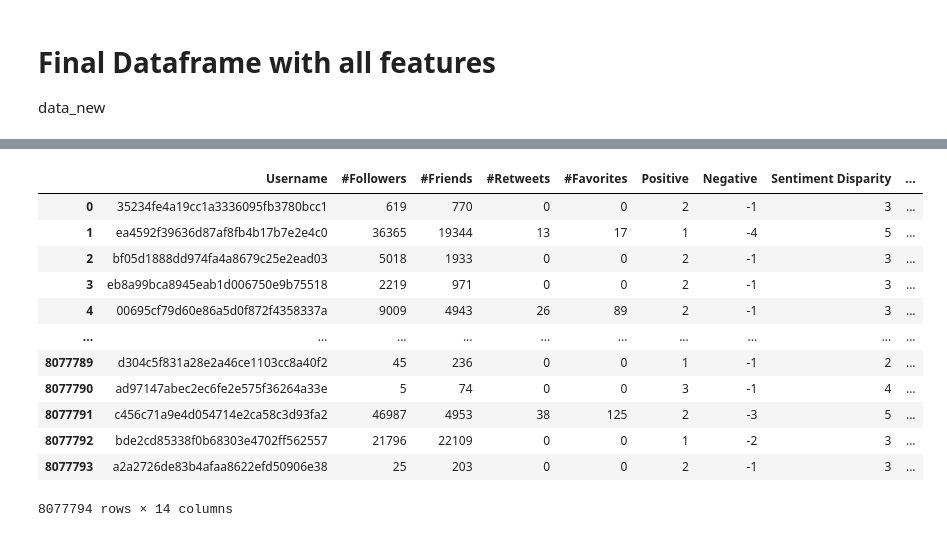
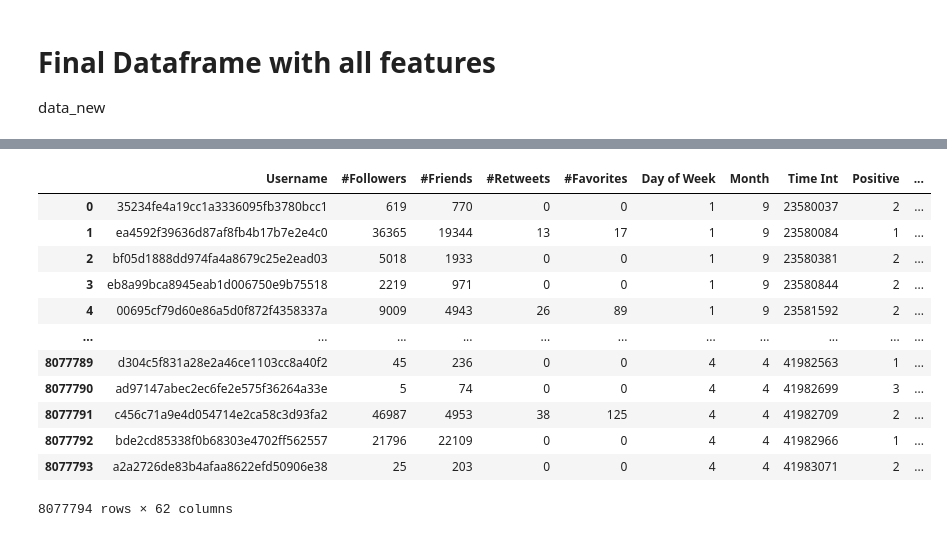
Before and after one commit to arglux/50021-ai-project, a Jupyter notebook: Timestamp and Senti Features.ipynb, the cells around one changed output, grey strips where cells are left out. Cells and saved outputs as stored; diff of their text form; code cells hidden in the pictures.

Commit message:
Updated Dataframe data_new( by splitting embeddings into sep cols)

```diff
--- a/Timestamp and Senti Features.ipynb
+++ b/Timestamp and Senti Features.ipynb
@@ -206,0 +215,11 @@ data['Hashtag Embedding'] = pd.Series(ls)
+# %%
+ls = []
+for i in data['Hashtags']:
+    if i in hashtags and i!="null;":
+        ls.append(hashtag_embeddings.wv[i])
+        length = len(hashtag_embeddings.wv[i])
+    else:
+         ls.append(np.zeros((25,), dtype=int))
+for i in range(length):
+    data['Hashtag Emb'+str(i)] = pd.Series([x[i] for x in ls])
+data
@@ -206,0 +240,11 @@ data['Hashtag Embedding'] = pd.Series(ls)
+# %%
+ls = []
+for i in data['Mentions']:
+    if i in mentions and i!="null;":
+        ls.append(mention_embeddings.wv[i])
+
+    else:
+         ls.append(np.zeros((25,), dtype=int))
+for i in range(25):
+    data['Mention Emb'+str(i)] = pd.Series([x[i] for x in ls])
+data
@@ -225,5 +283,5 @@ data[data["Hashtags"]!="null;"]
 # Final Dataframe with all features
 data_new
 # %%
-data_new = data[['Username','#Followers','#Friends','#Retweets','#Favorites','Positive','Negative','Sentiment Disparity','No. of Entities',
-                'Day of Week','Month','Time Int','Mention Embedding','Hashtag Embedding']]
+data_new = data.copy(deep=True)
+data_new
@@ -230,18 +302,20 @@ data_new = data[['Username','#Followers','#Friends','#Retweets','#Favorites','Po
 # %%
+for x in ['Tweet Id', 'Timestamp','Entities','Sentiment', 'Mentions', 'Hashtags', 'URLs']:
+    del data_new[x]
 data_new
 # %% [output]
-|  | Username | #Followers | #Friends | #Retweets | #Favorites | Positive | Negative | Sentiment Disparity | ... |
-| 0 | 35234fe4a19cc1a3336095fb3780bcc1 | 619 | 770 | 0 | 0 | 2 | -1 | 3 | ... |
-| 1 | ea4592f39636d87af8fb4b17b7e2e4c0 | 36365 | 19344 | 13 | 17 | 1 | -4 | 5 | ... |
-| 2 | bf05d1888dd974fa4a8679c25e2ead03 | 5018 | 1933 | 0 | 0 | 2 | -1 | 3 | ... |
-| 3 | eb8a99bca8945eab1d006750e9b75518 | 2219 | 971 | 0 | 0 | 2 | -1 | 3 | ... |
-| 4 | 00695cf79d60e86a5d0f872f4358337a | 9009 | 4943 | 26 | 89 | 2 | -1 | 3 | ... |
-| ... | ... | ... | ... | ... | ... | ... | ... | ... | ... |
-| 8077789 | d304c5f831a28e2a46ce1103cc8a40f2 | 45 | 236 | 0 | 0 | 1 | -1 | 2 | ... |
-| 8077790 | ad97147abec2ec6fe2e575f36264a33e | 5 | 74 | 0 | 0 | 3 | -1 | 4 | ... |
-| 8077791 | c456c71a9e4d054714e2ca58c3d93fa2 | 46987 | 4953 | 38 | 125 | 2 | -3 | 5 | ... |
-| 8077792 | bde2cd85338f0b68303e4702ff562557 | 21796 | 22109 | 0 | 0 | 1 | -2 | 3 | ... |
-| 8077793 | a2a2726de83b4afaa8622efd50906e38 | 25 | 203 | 0 | 0 | 2 | -1 | 3 | ... |
+|  | Username | #Followers | #Friends | #Retweets | #Favorites | Day of Week | Month | Time Int | Positive | ... |
+| 0 | 35234fe4a19cc1a3336095fb3780bcc1 | 619 | 770 | 0 | 0 | 1 | 9 | 23580037 | 2 | ... |
+| 1 | ea4592f39636d87af8fb4b17b7e2e4c0 | 36365 | 19344 | 13 | 17 | 1 | 9 | 23580084 | 1 | ... |
+| 2 | bf05d1888dd974fa4a8679c25e2ead03 | 5018 | 1933 | 0 | 0 | 1 | 9 | 23580381 | 2 | ... |
+| 3 | eb8a99bca8945eab1d006750e9b75518 | 2219 | 971 | 0 | 0 | 1 | 9 | 23580844 | 2 | ... |
+| 4 | 00695cf79d60e86a5d0f872f4358337a | 9009 | 4943 | 26 | 89 | 1 | 9 | 23581592 | 2 | ... |
+| ... | ... | ... | ... | ... | ... | ... | ... | ... | ... | ... |
+| 8077789 | d304c5f831a28e2a46ce1103cc8a40f2 | 45 | 236 | 0 | 0 | 4 | 4 | 41982563 | 1 | ... |
+| 8077790 | ad97147abec2ec6fe2e575f36264a33e | 5 | 74 | 0 | 0 | 4 | 4 | 41982699 | 3 | ... |
+| 8077791 | c456c71a9e4d054714e2ca58c3d93fa2 | 46987 | 4953 | 38 | 125 | 4 | 4 | 41982709 | 2 | ... |
+| 8077792 | bde2cd85338f0b68303e4702ff562557 | 21796 | 22109 | 0 | 0 | 4 | 4 | 41982966 | 1 | ... |
+| 8077793 | a2a2726de83b4afaa8622efd50906e38 | 25 | 203 | 0 | 0 | 4 | 4 | 41983071 | 2 | ... |
-8077794 rows × 14 columns
+8077794 rows × 62 columns
 # %%
 data_new.to_pickle('data_new_features_twitter.pkl')
```
Also changed, not shown: parts of 10 cells of this notebook.
